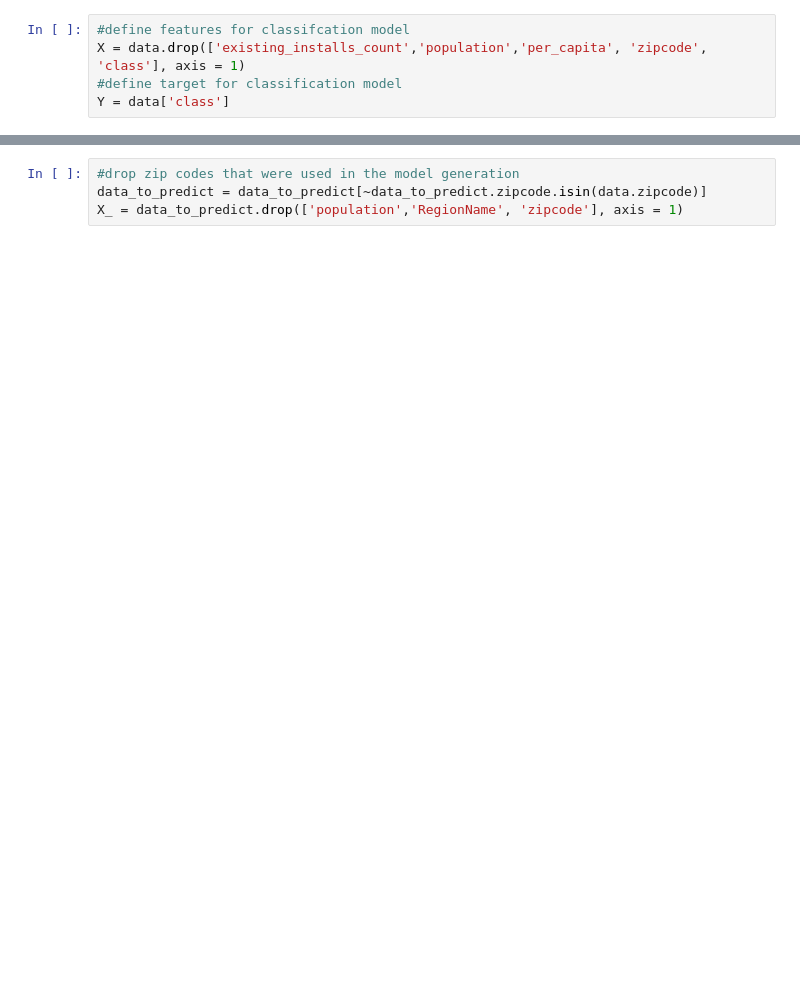
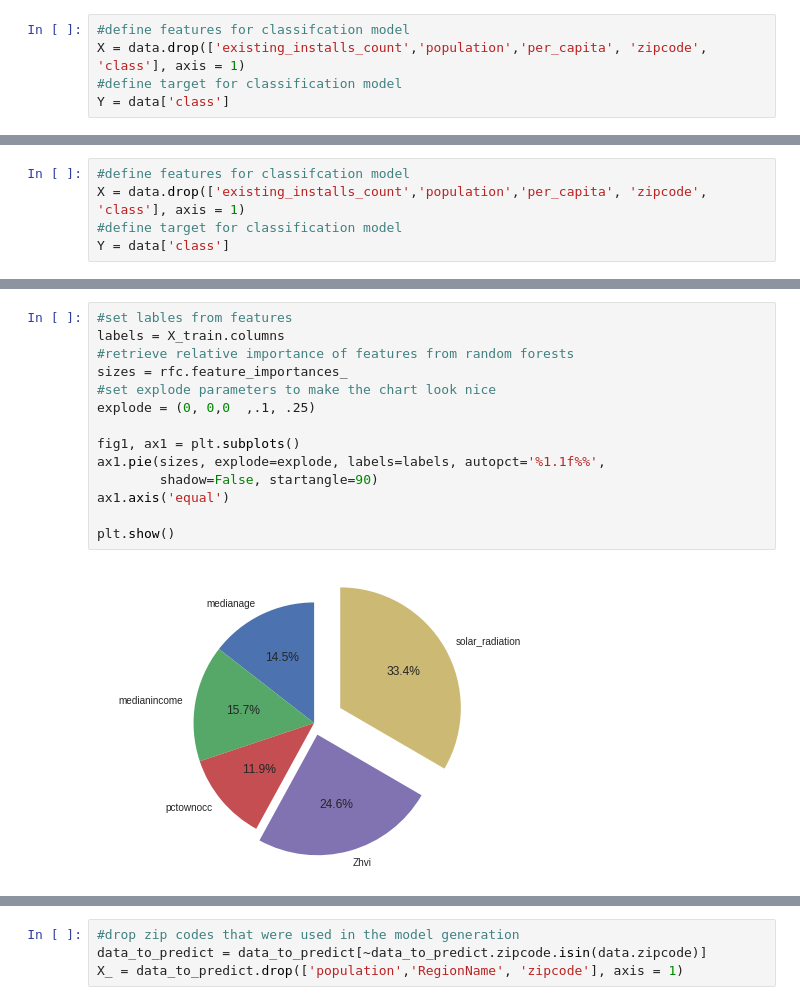
Before and after one commit to gurkpet/Solar-Panel-Market-Modeling, a Jupyter notebook: Solar Project.ipynb, the cells around one changed output, grey strips where cells are left out. Saved outputs shown, nothing was run; the diff lists cells and outputs as text; blank space fills up the shorter version.

```diff
--- a/Solar Project.ipynb
+++ b/Solar Project.ipynb
@@ -189 +280,6 @@ Y = data['class']
+# %%
+#define features for classifcation model
+X = data.drop(['existing_installs_count','population','per_capita', 'zipcode', 'class'], axis = 1)
+#define target for classification model
+Y = data['class']
 # %%
@@ -209,3 +305,19 @@ MAE: 0.5098944591029023
+# %%
+#set lables from features
+labels = X_train.columns
+#retrieve relative importance of features from random forests
+sizes = rfc.feature_importances_
+#set explode parameters to make the chart look nice
+explode = (0, 0,0  ,.1, .25)
+
+fig1, ax1 = plt.subplots()
+ax1.pie(sizes, explode=explode, labels=labels, autopct='%1.1f%%',
+        shadow=False, startangle=90)
+ax1.axis('equal')
+
+plt.show()
+# %% [output]
+[figure, added]
 # %%
 confusion_matrix(Y_test,Y_)
 # %% [output]
```
Also changed, not shown: parts of 53 cells of this notebook, 29 other files.
